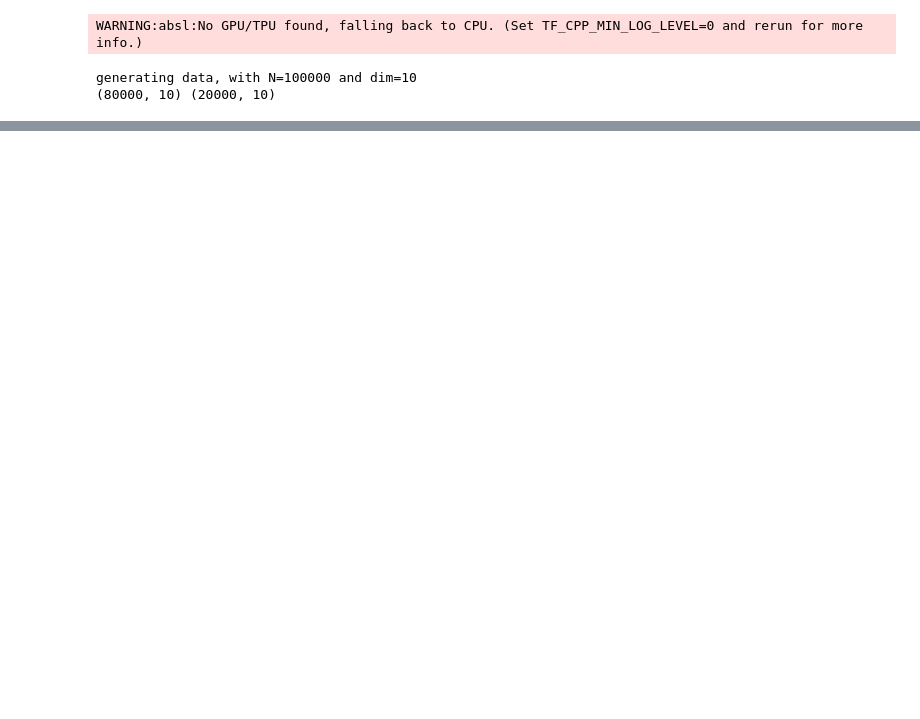
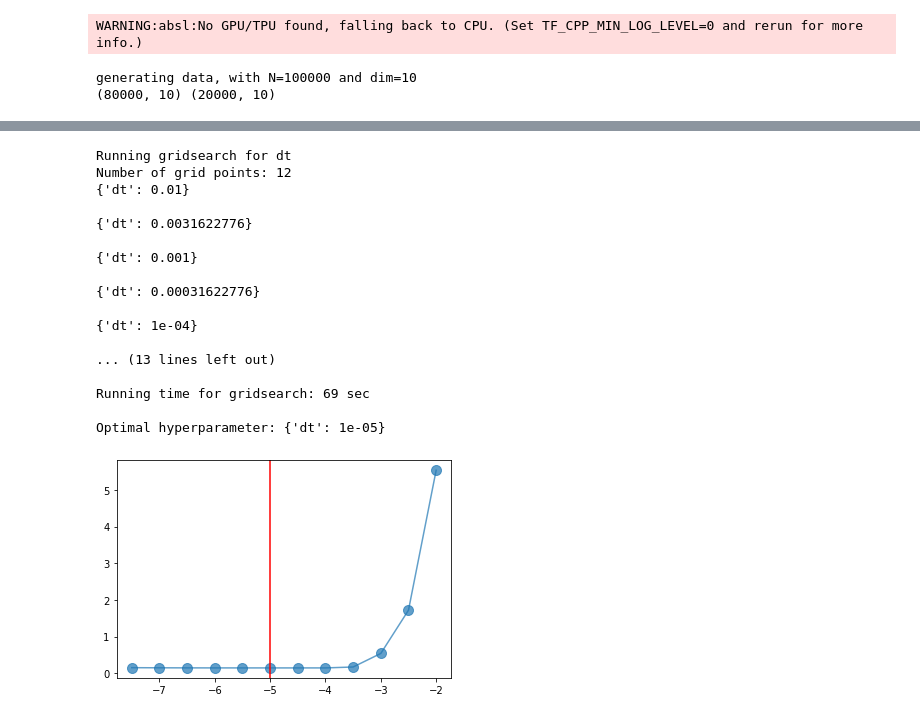
Before and after one commit to jeremiecoullon/SGMCMC_bandit_tuning, a Jupyter notebook: experiments/logistic_regression_gridsearch.ipynb, the cells around one changed output, grey strips where cells are left out. Cells and saved outputs as stored; diff of their text form; code cells hidden in the pictures; blank space fills up the shorter version.

```diff
--- a/experiments/logistic_regression_gridsearch.ipynb
+++ b/experiments/logistic_regression_gridsearch.ipynb
@@ -57,0 +63,30 @@ def logloss_samples(samples):
+# %%
+build_kernel = lambda dt: build_sgld_kernel(dt, loglikelihood, logprior, data, batch_size)
+
+grid_params = {'log_dt': -jnp.arange(2., 8., 0.5)}
+list_hyperparams, ll_list = run_gridsearch(key, build_kernel, error_fn, Niters, params_IC, grid_params)
+
+log_dt_grid = [np.log10(elem['dt']) for elem in list_hyperparams]
+plt.plot(log_dt_grid, ll_list, marker="o", markersize=10, alpha=0.7)
+plt.axvline(log_dt_grid[np.nanargmin(ll_list)], c='r')
+
+print(f"\nOptimal hyperparameter: {list_hyperparams[np.nanargmin(ll_list)]}")
+# %% [output]
+Running gridsearch for dt
+Number of grid points: 12
+{'dt': 0.01}
+
+{'dt': 0.0031622776}
+
+{'dt': 0.001}
+
+{'dt': 0.00031622776}
+
+{'dt': 1e-04}
+
+... (13 lines left out)
+
+Running time for gridsearch: 69 sec
+
+Optimal hyperparameter: {'dt': 1e-05}
+[figure, added]
```
Also changed, not shown: parts of 15 cells of this notebook, 13 other files.
